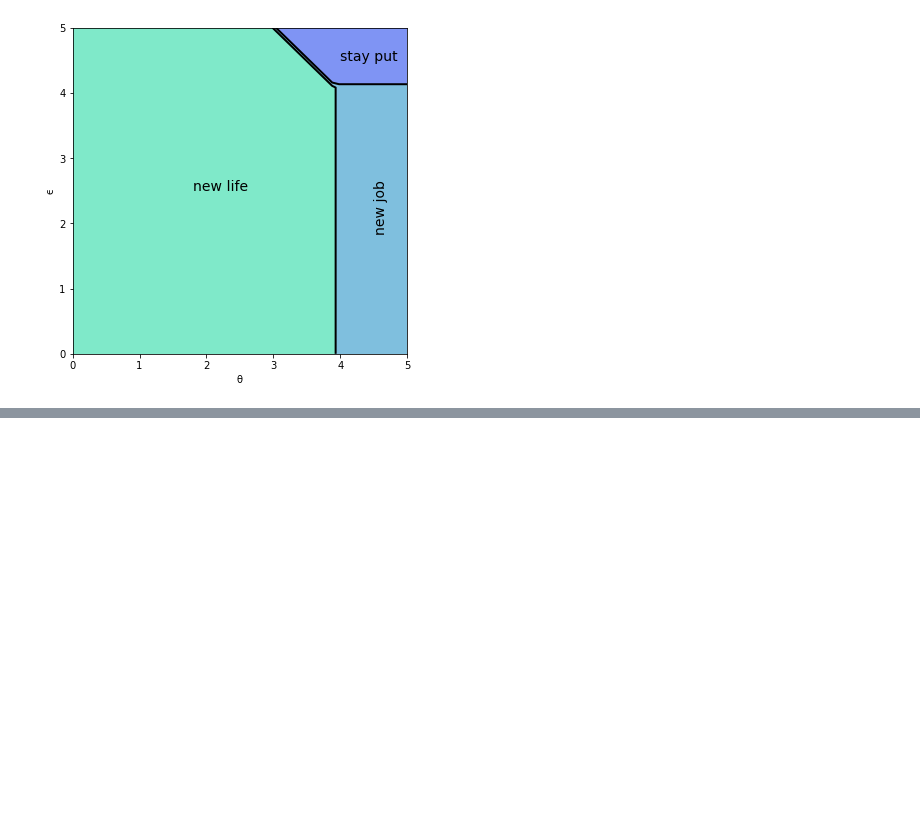
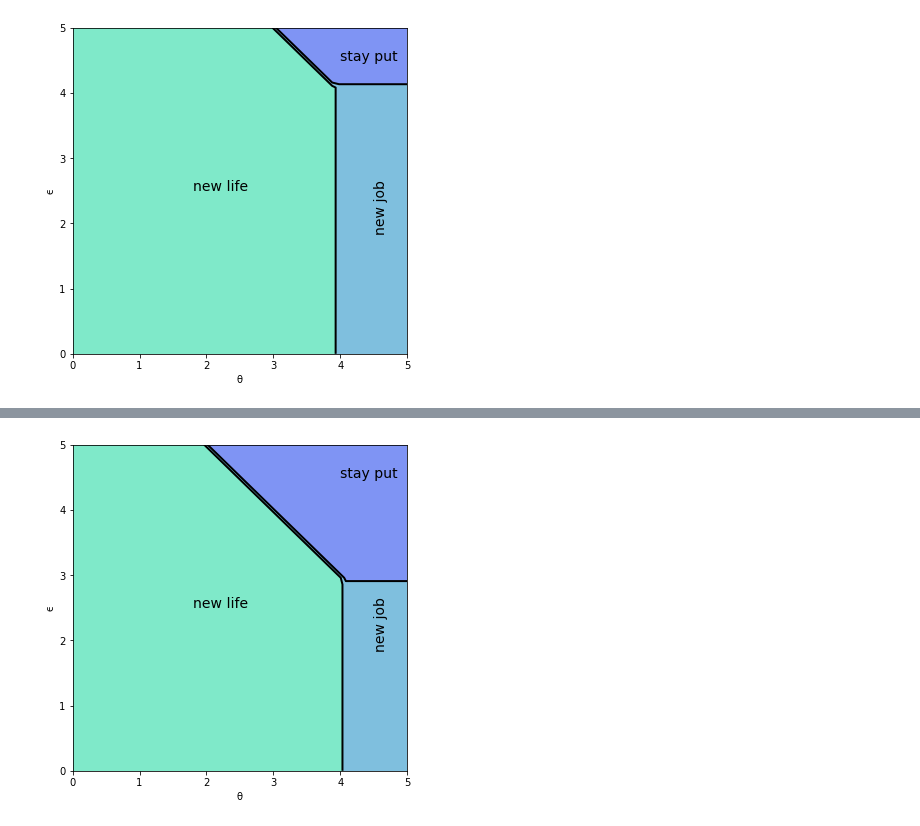
Before and after one commit to PanPip/QuantEcon_Tasks, a Jupyter notebook: Dynamic_programming.ipynb, the cells around one changed output, grey strips where cells are left out. Cells and saved outputs as stored; diff of their text form; code cells hidden in the pictures; blank space fills up the shorter version.

```diff
--- a/Dynamic_programming.ipynb
+++ b/Dynamic_programming.ipynb
@@ -1398,0 +1476,18 @@ plt.show()
+# %%
+cw = CareerWorkerProblem(G_a=100, G_b=100)
+T, get_greedy = operator_factory(cw)
+v_star = solve_model(cw, verbose=False)
+greedy_star = get_greedy(v_star)
+
+fig, ax = plt.subplots(figsize=(6, 6))
+tg, eg = np.meshgrid(cw.θ, cw.ϵ)
+lvls = (0.5, 1.5, 2.5, 3.5)
+ax.contourf(tg, eg, greedy_star.T, levels=lvls, cmap=cm.winter, alpha=0.5)
+ax.contour(tg, eg, greedy_star.T, colors='k', levels=lvls, linewidths=2)
+ax.set(xlabel='θ', ylabel='ϵ')
+ax.text(1.8, 2.5, 'new life', fontsize=14)
+ax.text(4.5, 2.5, 'new job', fontsize=14, rotation='vertical')
+ax.text(4.0, 4.5, 'stay put', fontsize=14)
+plt.show()
+# %% [output]
+[figure, added]
```
Also changed, not shown: parts of 5 cells of this notebook, 3 other files.
